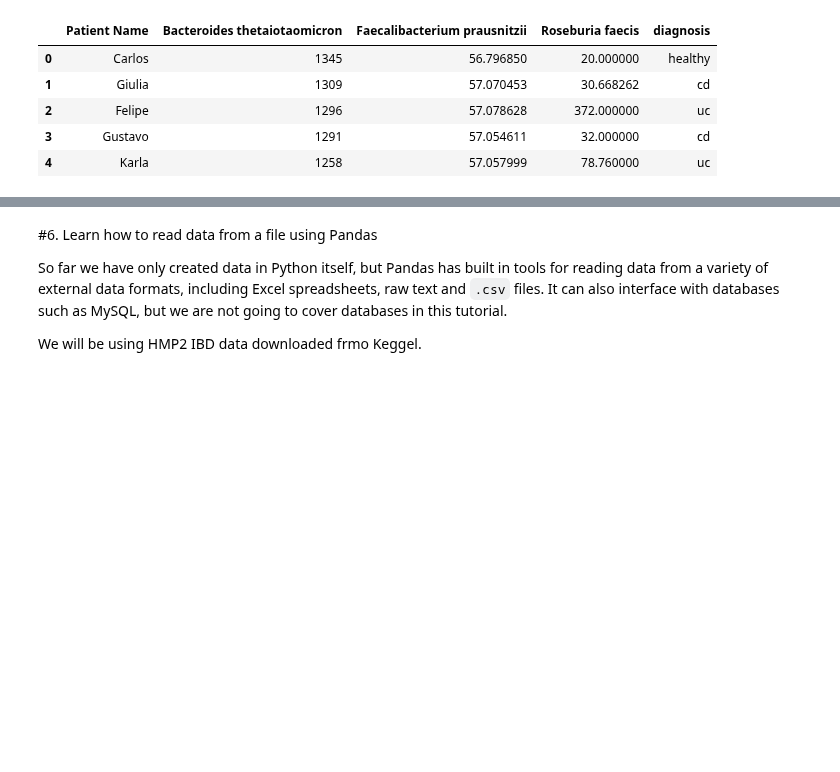
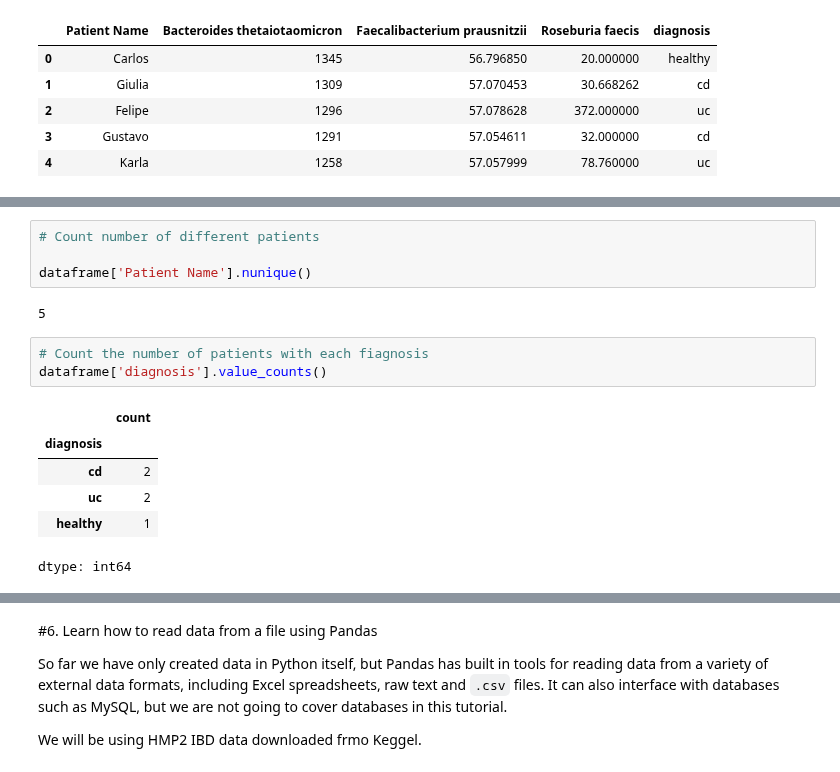
Before and after one commit to hector-ahg/predictive-microbiology-course, a Jupyter notebook: notebooks/02_python_data_analysis_with_pandas_and_matplotlib.ipynb, the cells around one changed output, grey strips where cells are left out. Cells and saved outputs as stored; diff of their text form; blank space fills up the shorter version.

```diff
--- a/notebooks/02_python_data_analysis_with_pandas_and_matplotlib.ipynb
+++ b/notebooks/02_python_data_analysis_with_pandas_and_matplotlib.ipynb
@@ -307,0 +319,16 @@ dataframe.head()
+# %%
+# Count number of different patients
+
+dataframe['Patient Name'].nunique()
+# %% [output]
+5
+# %%
+# Count the number of patients with each fiagnosis
+dataframe['diagnosis'].value_counts()
+# %% [output]
+|  | count |
+| diagnosis |  |
+| cd | 2 |
+| uc | 2 |
+| healthy | 1 |
+dtype: int64
```
Also changed, not shown: parts of 30 cells of this notebook.
